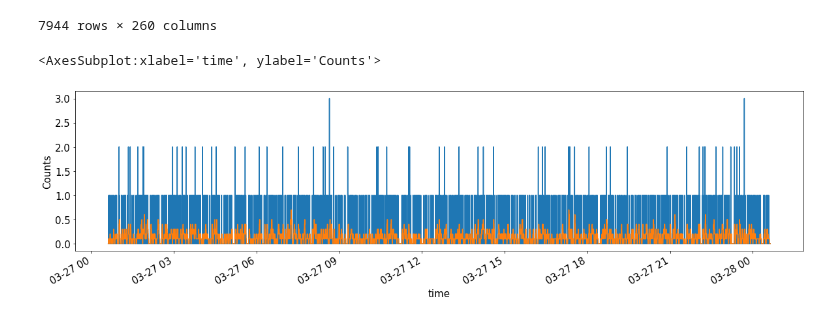
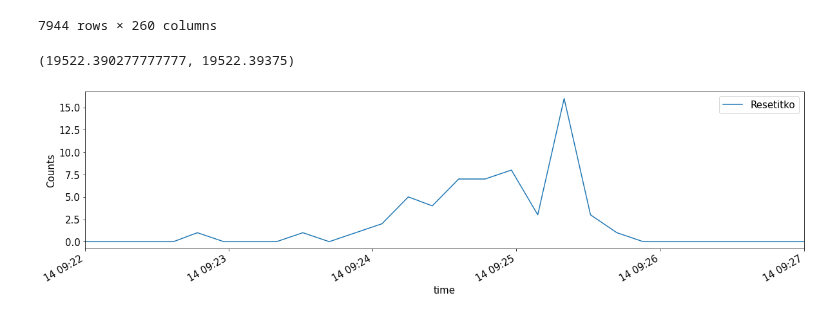
Before and after one commit to UniversalScientificTechnologies/GEODOS02, a Jupyter notebook: notebooks/GEODOS-LS.ipynb, the cells around one changed output. Cells and saved outputs as stored; diff of their text form; code cells hidden in the pictures.

```diff
--- a/notebooks/GEODOS-LS.ipynb
+++ b/notebooks/GEODOS-LS.ipynb
@@ -20,6 +20,9 @@ Populating the interactive namespace from numpy and matplotlib
 # %%
 dto = '/storage/stations/LS/GEODOS/2023/03/27/'
 dto = '/storage/stations/LS/GEODOS/2023/05/30/'
+dto = '/storage/stations/LS/GEODOS/2023/06/02/'
+dto = '/storage/stations/LS/GEODOS/2023/06/08/'
+dto = '/storage/stations/LS/GEODOS/2023/06/14/'
 
 
 df = pd.DataFrame()
@@ -860,0 +882,21 @@ None
+# %%
+plt.figure(figsize=(20,7), facecolor='lightyellow')
+plt.tight_layout()
+matplotlib.rcParams.update({'font.size': 15})
+
+plt.scatter(evtt, ev, marker='o', alpha = 0.4, s=1, label='GEODOS')
+#plt.ylim(20,260)
+#plt.xlim(pd.to_datetime('2022-06-24 14:14:00'),pd.to_datetime('2022-06-24 14:14:50'))
+plt.xlim(pd.to_datetime('2023-06-14 9:20:00'),pd.to_datetime('2023-06-14 09:35:00'))
+#plt.xlim(pd.to_datetime('2023-06-14 9:25:00'),pd.to_datetime('2023-06-14 09:26:00'))
+plt.xlabel('UTC')
+plt.ylabel('Ch.')
+#plt.yscale('log')
+plt.legend(loc=2)
+
+plt.twinx()
+
+plt.plot(lightning.index, lightning.km, ls='', marker='.', ms=10, label='Blitzortung', c='red')
+plt.ylabel('Distance [km]')
+plt.legend(loc=1)
+plt.ylim(0,80)
@@ -860,0 +906,9 @@ None
+# %%
+plt.figure(figsize=(30,5), facecolor='lightyellow')
+plt.tight_layout()
+matplotlib.rcParams.update({'font.size': 15})
+
+#hits.set_index('time', inplace=True, drop=False)
+hits.sort_index(inplace=True)
+plt.plot(hits.iloc[:,2], marker='o')
+plt.xlim(pd.to_datetime('2023-06-14 9:22:0'),pd.to_datetime('2023-06-14 9:26:30'))
@@ -861,7 +937,7 @@ None
 # %% [markdown]
 ## Resetitko LS
 # %%
-dto = '/storage/stations/LS/resetitko/2023/03/27/'
+dto = '/storage/stations/LS/resetitko/2023/06/14/'
 
 df = pd.DataFrame()
 
@@ -922,14 +998,17 @@ hist['flux'] = hist.loc[:,17:36].sum(axis=1)
 # %%
 plt.figure(figsize=(20,5))
 plt.tight_layout()
 matplotlib.rcParams.update({'font.size': 15})
 
 hist['roll'] = hist['flux'].rolling(10).mean()
 
 plt.ylabel('Counts')
 
-hist['flux'].plot()
-hist['roll'].plot()
+hist['flux'].plot(label='Resetitko')
+#hist['roll'].plot()
+plt.legend()
+#plt.xlim('2023-06-14 09:00','2023-06-14 10:00')
+plt.xlim('2023-06-14 09:22','2023-06-14 09:27')
 # %% [output]
-<AxesSubplot:xlabel='time', ylabel='Counts'>
+(19522.390277777777, 19522.39375)
-[figure, old version]
+[figure, new version]
```
Also changed, not shown: parts of 42 cells of this notebook, 1 other file.
